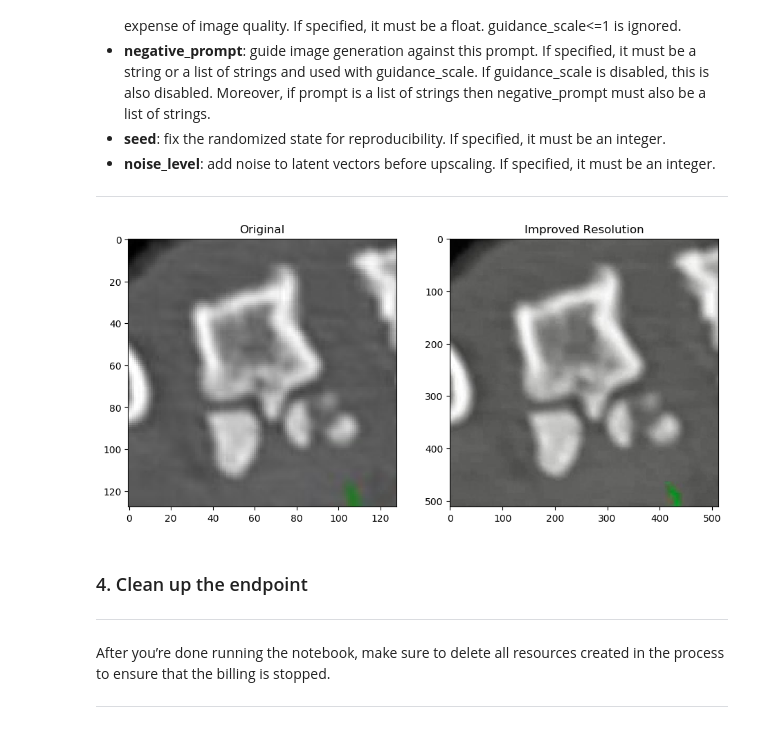
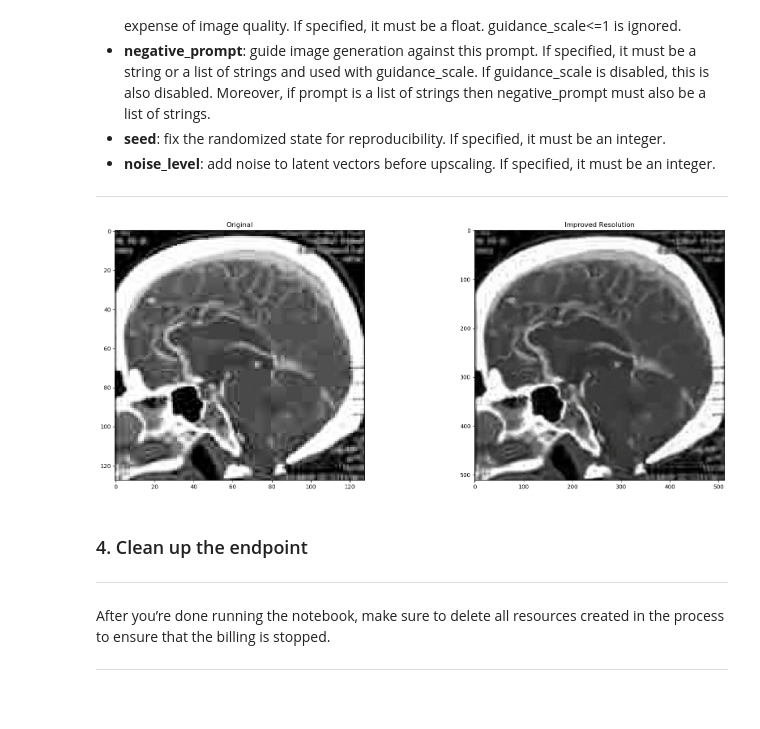
Before and after one commit to aws-samples/amazon-sagemaker-immersion-day-for-research, a Jupyter notebook: 10. Generative_AI/3. XRay_Upscaler/medical_upscaling.ipynb, the cells around one changed output. Saved outputs shown, nothing was run; the diff lists cells and outputs as text; code cells hidden in the pictures; blank space fills up the shorter version.

Commit message:
scan

```diff
--- a/10. Generative_AI/3. XRay_Upscaler/medical_upscaling.ipynb
+++ b/10. Generative_AI/3. XRay_Upscaler/medical_upscaling.ipynb
@@ -148,8 +139,8 @@ Let's have a look at a low resolution portion of an image that we would like to
 # %%
 from IPython.display import Image
 
-low_res_img_file_name = "ctscan.jpeg"
+low_res_img_file_name = "ctscan_brain.jpg"
 
 # Displaying the original image
-Image(filename=low_res_img_file_name, width=632, height=632)
+Image(filename=low_res_img_file_name, width=128, height=128)
 # %% [output]
@@ -227,7 +219,7 @@ with open(low_res_img_file_name, "rb") as f:
 encoded_image = base64.b64encode(bytearray(low_res_image_bytes)).decode()
 
 payload = {
-    "prompt": "xray ct scan",
+    "prompt": "brain CT tscan",
     "image": encoded_image,
     "num_inference_steps": 100,
     "guidance_scale": 15,
@@ -244,33 +236,33 @@ generated_images, prompt = parse_response(query_response)
 # %%
 import matplotlib.pyplot as plt
 import matplotlib.image as mpimg
 from matplotlib import rcParams
 
 %matplotlib inline
 
 # figure size in inches optional
-rcParams['figure.figsize'] = 11 ,8
+rcParams['figure.figsize'] = 21 ,8
 
 # For accept = 'application/json;jpeg' mentioned above, returned image is a jpeg as bytes encoded with base64.b64 encoding.
 # Here, we decode the image and display the image.
 for generated_image in generated_images:
     generated_image_decoded = BytesIO(base64.b64decode(generated_image.encode()))
     generated_image_rgb = Image.open(generated_image_decoded).convert("RGB")
 
     img_enhanced_name = 'upscaled_ctscan.jpg'
     generated_image_rgb.save(img_enhanced_name)
     # read images
     img_original = mpimg.imread(low_res_img_file_name)
     img_enhanced = mpimg.imread(img_enhanced_name)
 
     # display images
     fig, ax = plt.subplots(1,2)
-    ax[0].imshow(img_original)
+    ax[0].imshow(img_original,cmap='Greys_r')
     ax[0].title.set_text('Original')
-    ax[1].imshow(img_enhanced)
+    ax[1].imshow(img_enhanced,cmap='Greys_r')
     ax[1].title.set_text('Improved Resolution')
 # %% [output]
-[figure, old version]
+[figure, new version]
 # %% [markdown]
 ### 4. Clean up the endpoint
 
```
Also changed, not shown: parts of 4 cells of this notebook, 3 other files.
